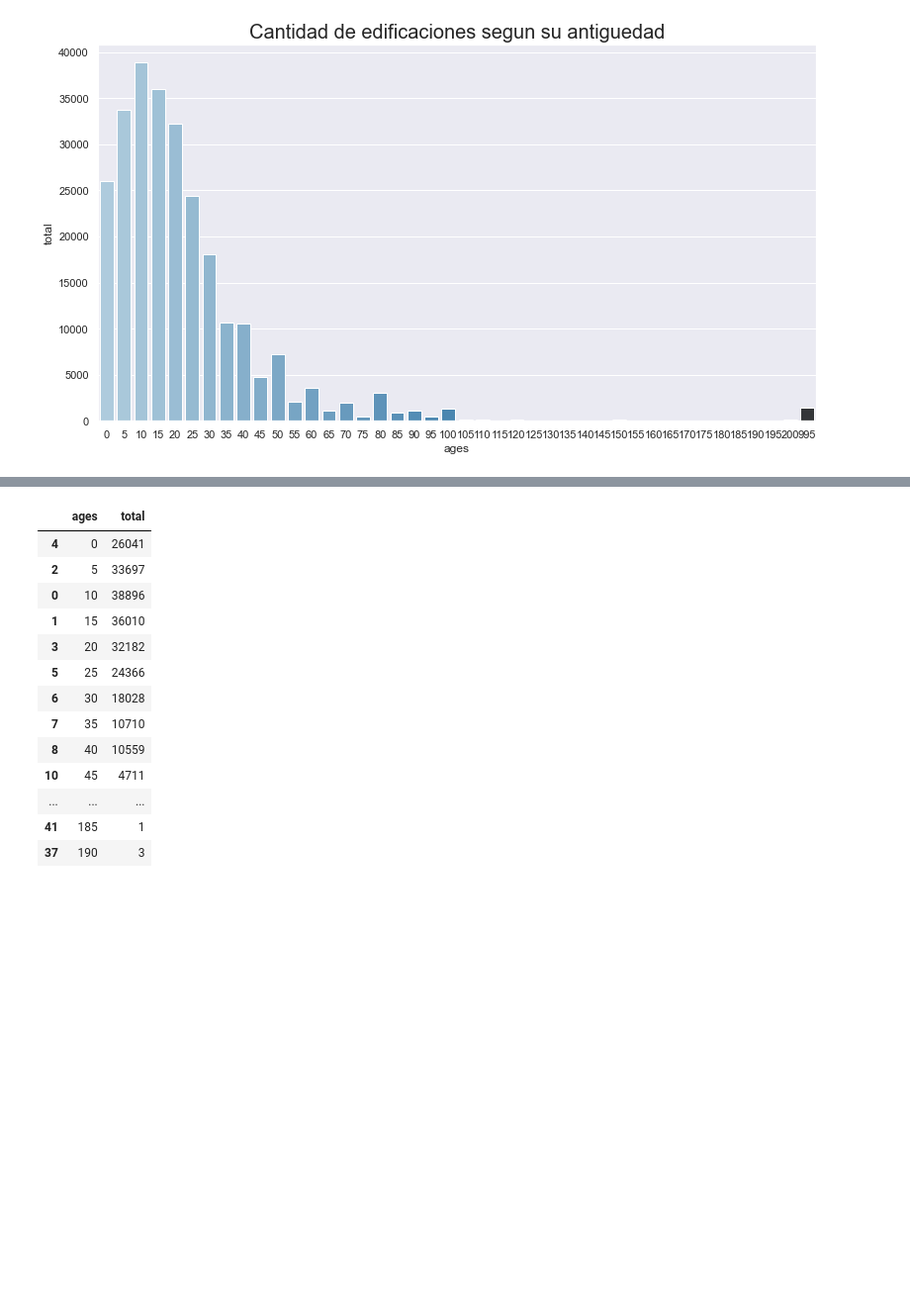
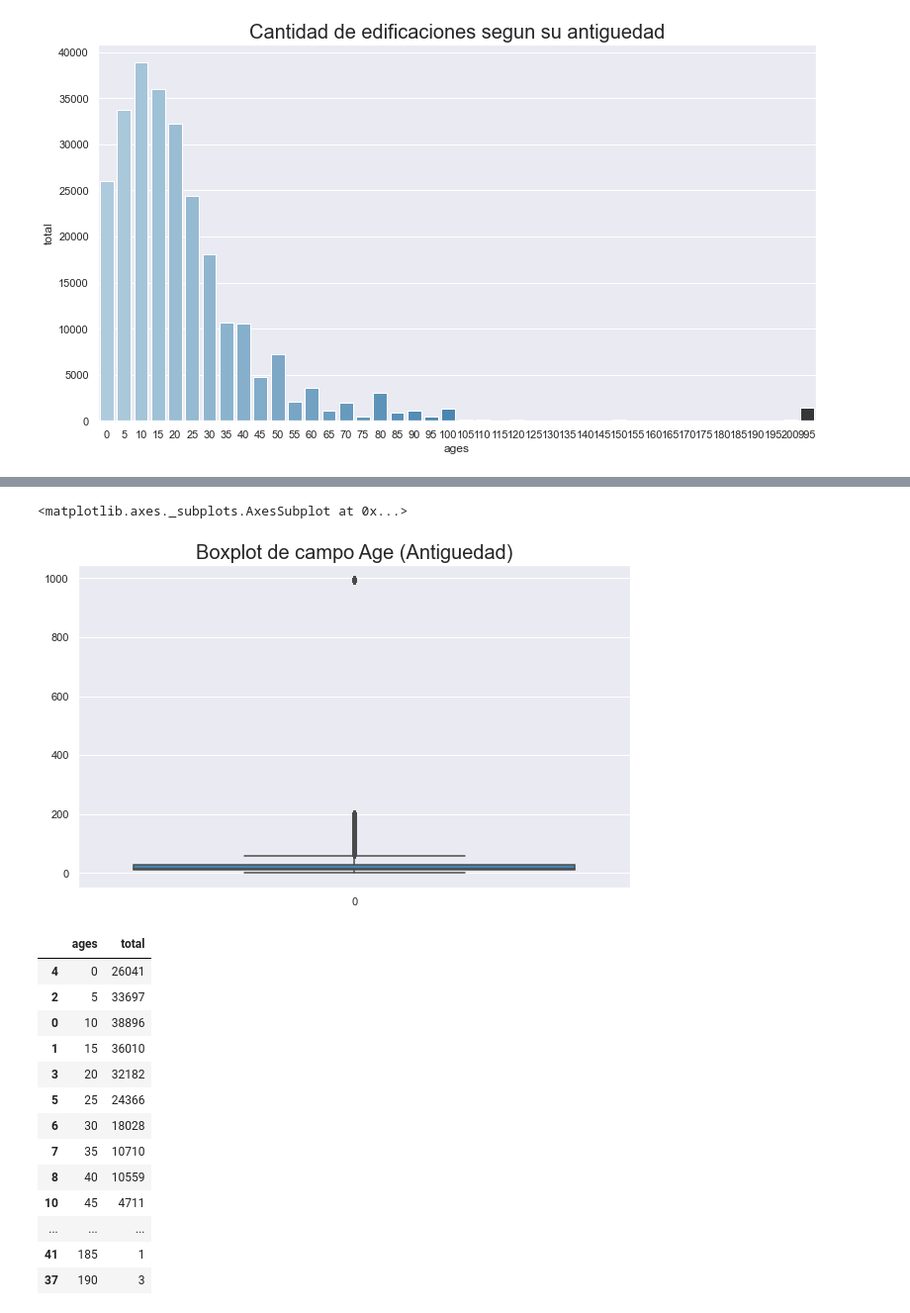
Before and after one commit to GuidoBergman/Datos---Tp1, a Jupyter notebook: tp1-cesar.ipynb, the cells around one changed output, grey strips where cells are left out. Shown at 99% size. Drawn from its saved outputs; the diff is of its cells as text; code cells hidden in the pictures; blank space fills up the shorter version.

Commit message:
Se agrega Boxplot y Relplot

```diff
--- a/tp1-cesar.ipynb
+++ b/tp1-cesar.ipynb
@@ -416,3 +434,10 @@ sns.barplot(x="ages", y="total", data=df_train_age, palette="Blues_d")
+# %%
+plt.figure(figsize=(10,6))
+plt.title('Boxplot de campo Age (Antiguedad)', fontsize=20)
+sns.boxplot(data=df_train['age'], palette="Blues_d")
+# %% [output]
+<matplotlib.axes._subplots.AxesSubplot at 0x...>
+[figure, added]
 # %%
 df_train_age
 # %% [output]
```
Also changed, not shown: parts of 84 cells of this notebook.
